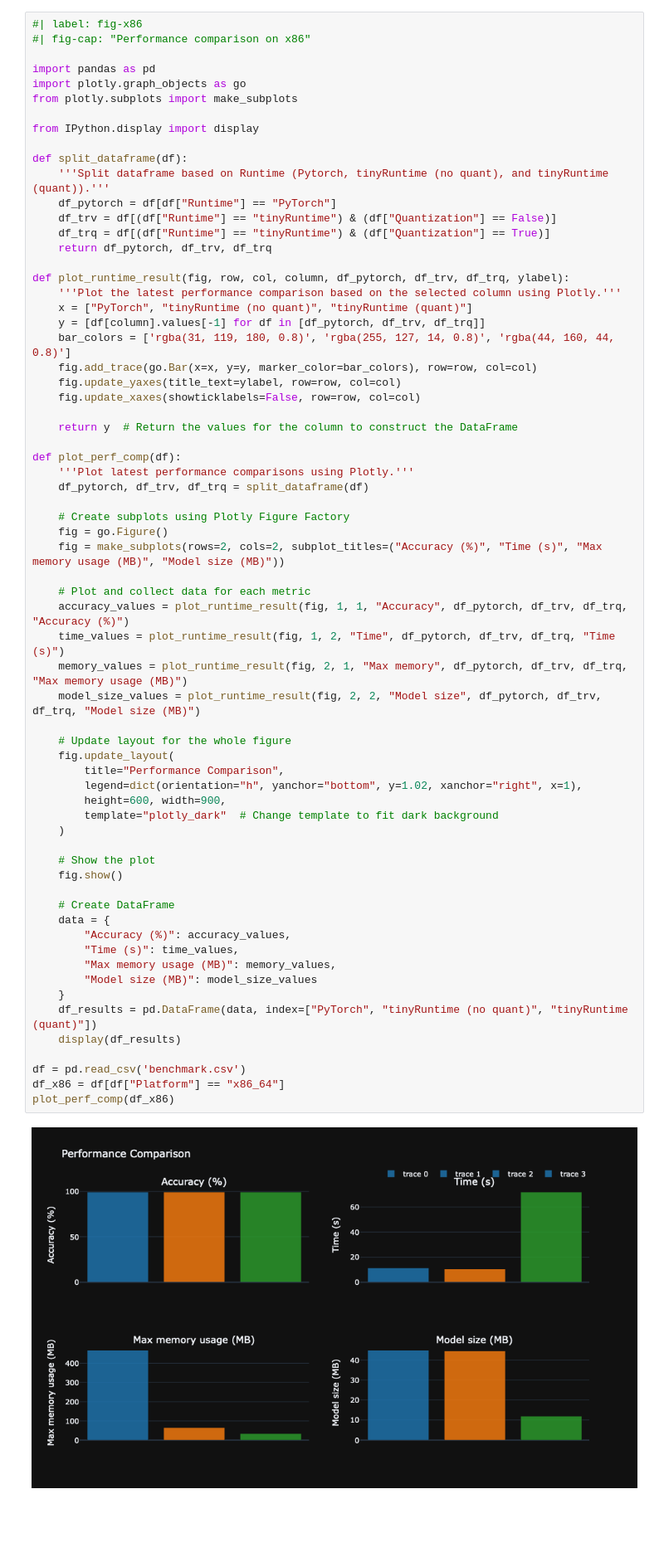
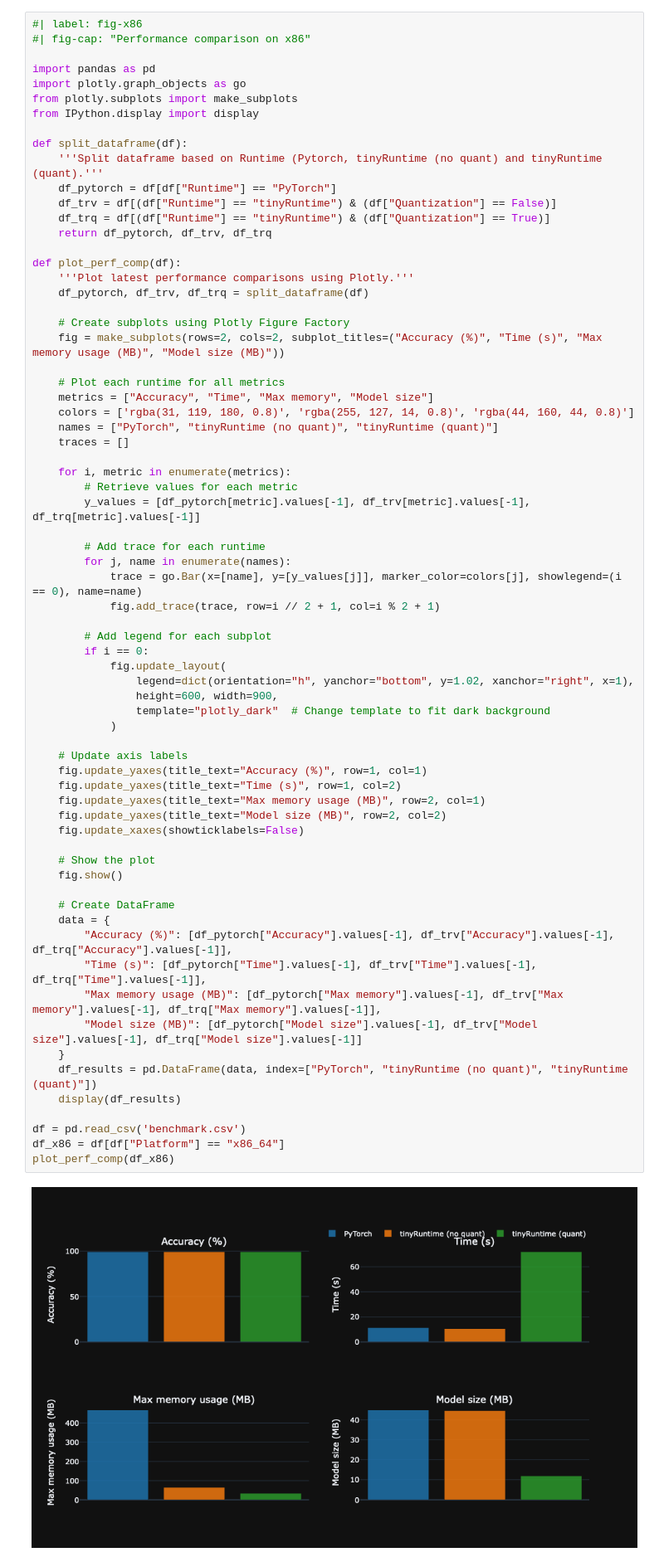
Before and after one commit to harukadoyu/njtest, a Jupyter notebook: hello.ipynb, the cells around one changed output. Shown: that part at 83% size. Saved outputs shown, nothing was run; the diff lists cells and outputs as text; blank space fills up the shorter version.

```diff
--- a/hello.ipynb
+++ b/hello.ipynb
@@ -90,67 +90,70 @@ plot_perf_comp(df_x86)
 import pandas as pd
 import plotly.graph_objects as go
 from plotly.subplots import make_subplots
-
 from IPython.display import display
 
 def split_dataframe(df):
-    '''Split dataframe based on Runtime (Pytorch, tinyRuntime (no quant), and tinyRuntime (quant)).'''
+    '''Split dataframe based on Runtime (Pytorch, tinyRuntime (no quant) and tinyRuntime (quant).'''
     df_pytorch = df[df["Runtime"] == "PyTorch"]
     df_trv = df[(df["Runtime"] == "tinyRuntime") & (df["Quantization"] == False)]
     df_trq = df[(df["Runtime"] == "tinyRuntime") & (df["Quantization"] == True)]
     return df_pytorch, df_trv, df_trq
-
-def plot_runtime_result(fig, row, col, column, df_pytorch, df_trv, df_trq, ylabel):
-    '''Plot the latest performance comparison based on the selected column using Plotly.'''
-    x = ["PyTorch", "tinyRuntime (no quant)", "tinyRuntime (quant)"]
-    y = [df[column].values[-1] for df in [df_pytorch, df_trv, df_trq]]
-    bar_colors = ['rgba(31, 119, 180, 0.8)', 'rgba(255, 127, 14, 0.8)', 'rgba(44, 160, 44, 0.8)']
-    fig.add_trace(go.Bar(x=x, y=y, marker_color=bar_colors), row=row, col=col)
-    fig.update_yaxes(title_text=ylabel, row=row, col=col)
-    fig.update_xaxes(showticklabels=False, row=row, col=col)
-
-    return y  # Return the values for the column to construct the DataFrame
 
 def plot_perf_comp(df):
     '''Plot latest performance comparisons using Plotly.'''
     df_pytorch, df_trv, df_trq = split_dataframe(df)
 
     # Create subplots using Plotly Figure Factory
-    fig = go.Figure()
     fig = make_subplots(rows=2, cols=2, subplot_titles=("Accuracy (%)", "Time (s)", "Max memory usage (MB)", "Model size (MB)"))
 
-    # Plot and collect data for each metric
-    accuracy_values = plot_runtime_result(fig, 1, 1, "Accuracy", df_pytorch, df_trv, df_trq, "Accuracy (%)")
-    time_values = plot_runtime_result(fig, 1, 2, "Time", df_pytorch, df_trv, df_trq, "Time (s)")
-    memory_values = plot_runtime_result(fig, 2, 1, "Max memory", df_pytorch, df_trv, df_trq, "Max memory usage (MB)")
-    model_size_values = plot_runtime_result(fig, 2, 2, "Model size", df_pytorch, df_trv, df_trq, "Model size (MB)")
+    # Plot each runtime for all metrics
+    metrics = ["Accuracy", "Time", "Max memory", "Model size"]
+    colors = ['rgba(31, 119, 180, 0.8)', 'rgba(255, 127, 14, 0.8)', 'rgba(44, 160, 44, 0.8)']
+    names = ["PyTorch", "tinyRuntime (no quant)", "tinyRuntime (quant)"]
+    traces = []
 
-    # Update layout for the whole figure
-    fig.update_layout(
-        title="Performance Comparison",
-        legend=dict(orientation="h", yanchor="bottom", y=1.02, xanchor="right", x=1),
-        height=600, width=900,
-        template="plotly_dark"  # Change template to fit dark background
-    )
+    for i, metric in enumerate(metrics):
+        # Retrieve values for each metric
+        y_values = [df_pytorch[metric].values[-1], df_trv[metric].values[-1], df_trq[metric].values[-1]]
+
+        # Add trace for each runtime
+        for j, name in enumerate(names):
+            trace = go.Bar(x=[name], y=[y_values[j]], marker_color=colors[j], showlegend=(i == 0), name=name)
+            fig.add_trace(trace, row=i // 2 + 1, col=i % 2 + 1)
+
+        # Add legend for each subplot
+        if i == 0:
+            fig.update_layout(
+                legend=dict(orientation="h", yanchor="bottom", y=1.02, xanchor="right", x=1),
+                height=600, width=900,
+                template="plotly_dark"  # Change template to fit dark background
+            )
+
+    # Update axis labels
+    fig.update_yaxes(title_text="Accuracy (%)", row=1, col=1)
+    fig.update_yaxes(title_text="Time (s)", row=1, col=2)
+    fig.update_yaxes(title_text="Max memory usage (MB)", row=2, col=1)
+    fig.update_yaxes(title_text="Model size (MB)", row=2, col=2)
+    fig.update_xaxes(showticklabels=False)
 
     # Show the plot
     fig.show()
 
     # Create DataFrame
     data = {
-        "Accuracy (%)": accuracy_values,
-        "Time (s)": time_values,
-        "Max memory usage (MB)": memory_values,
-        "Model size (MB)": model_size_values
+        "Accuracy (%)": [df_pytorch["Accuracy"].values[-1], df_trv["Accuracy"].values[-1], df_trq["Accuracy"].values[-1]],
+        "Time (s)": [df_pytorch["Time"].values[-1], df_trv["Time"].values[-1], df_trq["Time"].values[-1]],
+        "Max memory usage (MB)": [df_pytorch["Max memory"].values[-1], df_trv["Max memory"].values[-1], df_trq["Max memory"].values[-1]],
+        "Model size (MB)": [df_pytorch["Model size"].values[-1], df_trv["Model size"].values[-1], df_trq["Model size"].values[-1]]
     }
     df_results = pd.DataFrame(data, index=["PyTorch", "tinyRuntime (no quant)", "tinyRuntime (quant)"])
     display(df_results)
 
 df = pd.read_csv('benchmark.csv')
 df_x86 = df[df["Platform"] == "x86_64"]
 plot_perf_comp(df_x86)
 # %% [output]
-[figure, old version]
+[figure, new version]
 |  | Accuracy (%) | Time (s) | Max memory usage (MB) | Model size (MB) |
 | PyTorch | 99.0 | 11.445230 | 468.906250 | 44.938353 |
 | tinyRuntime (no quant) | 99.0 | 10.546698 | 65.218750 | 44.660263 |
```
Also changed, not shown: parts of 1 cell of this notebook, 1 other file.
